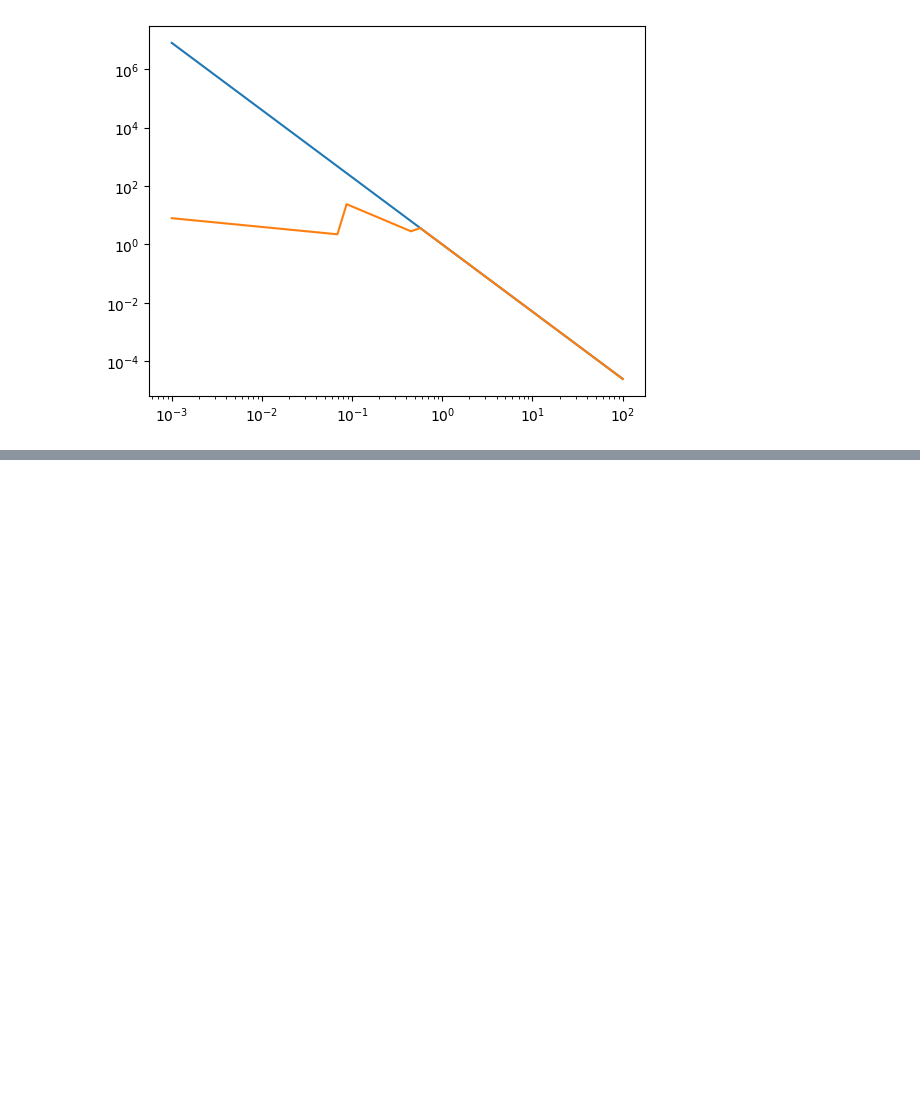
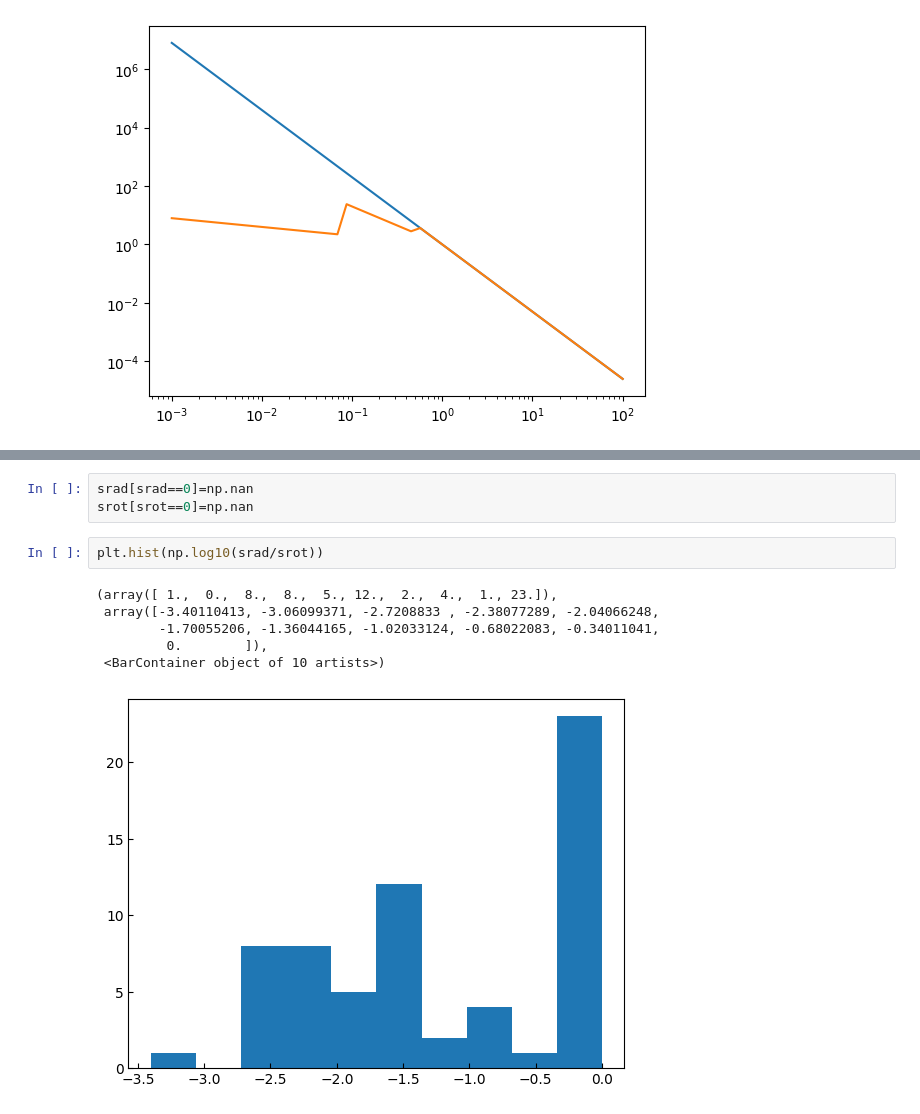
Before and after one commit to r-bagge/MAGPI_kinematics, a Jupyter notebook: plots.ipynb, the cells around one changed output, grey strips where cells are left out. Cells and saved outputs as stored; diff of their text form; blank space fills up the shorter version.

```diff
--- a/plots.ipynb
+++ b/plots.ipynb
@@ -266,0 +462,12 @@ ValueError: array must not contain infs or NaNs
+# %%
+srad[srad==0]=np.nan
+srot[srot==0]=np.nan
+# %%
+plt.hist(np.log10(srad/srot))
+# %% [output]
+(array([ 1.,  0.,  8.,  8.,  5., 12.,  2.,  4.,  1., 23.]),
+ array([-3.40110413, -3.06099371, -2.7208833 , -2.38077289, -2.04066248,
+        -1.70055206, -1.36044165, -1.02033124, -0.68022083, -0.34011041,
+         0.        ]),
+ <BarContainer object of 10 artists>)
+[figure, added]
```
Also changed, not shown: parts of 5 cells of this notebook, 2 other files.
